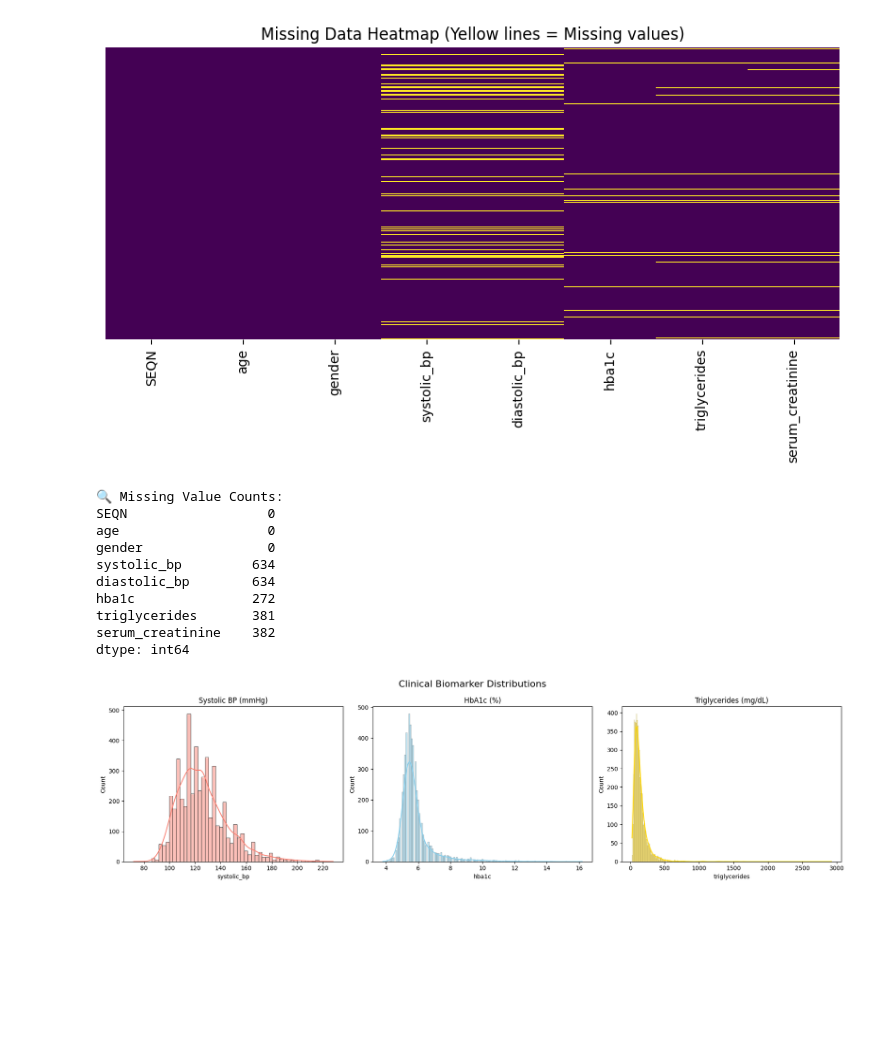
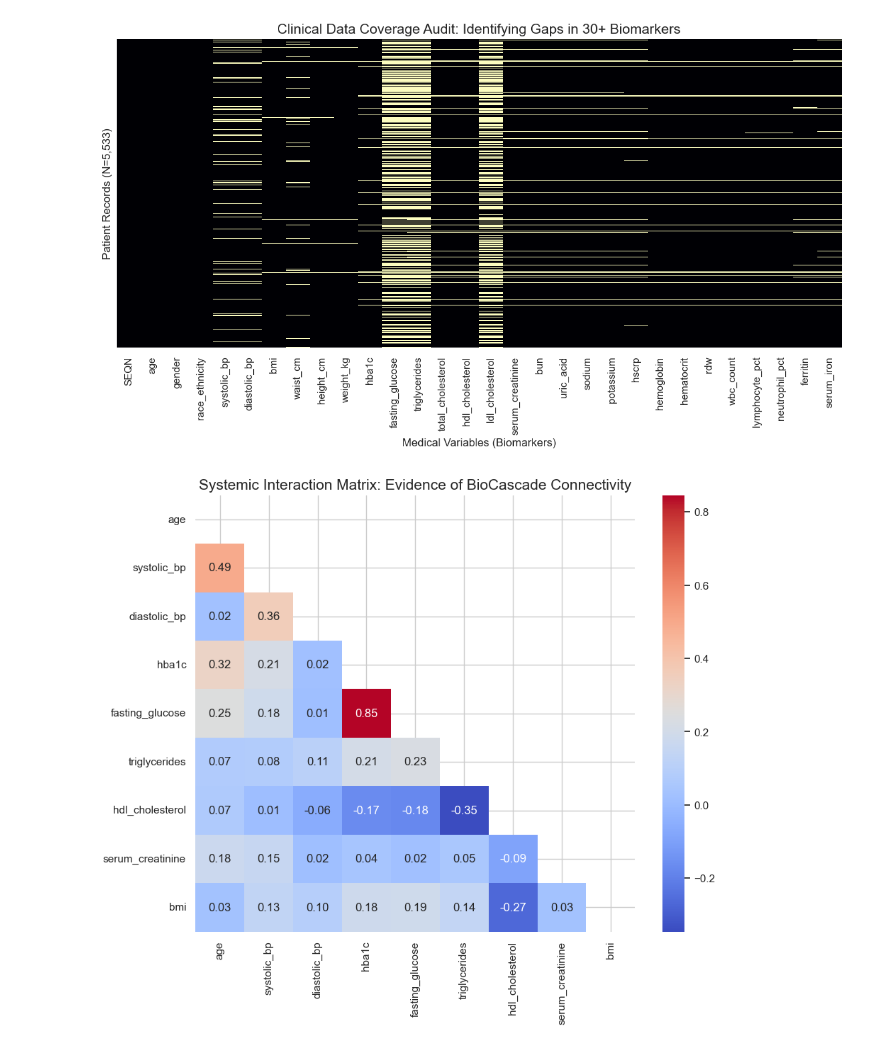
Before and after one commit to beko-1enkosi/BioCascade, a Jupyter notebook: notebooks/01_data_validation.ipynb, the cells around one changed output. Cells and saved outputs as stored; diff of their text form; code cells hidden in the pictures; blank space fills up the shorter version.

Commit message:
docs: finalize professional clinical data audit in Notebook 01

```diff
--- a/notebooks/01_data_validation.ipynb
+++ b/notebooks/01_data_validation.ipynb
@@ -1,13 +1,18 @@
 # %%
+import pandas as pd
 import duckdb
-import pandas as pd
 import seaborn as sns
 import matplotlib.pyplot as plt
+import numpy as np
+import warnings
 
-# Using a relative path to reach the data from the notebooks/ folder
+warnings.filterwarnings('ignore')
+sns.set_theme(style="whitegrid")
+
+# Connect to the BioCascade database
 con = duckdb.connect('../data/processed/biocascade.db')
 df = con.execute("SELECT * FROM raw_patient_data").df()
 
-print(f"✅ Loaded {len(df)} patients for validation.")
+print(f"✅ Data Loaded: {df.shape[0]} patients and {df.shape[1]} clinical variables.")
 df.head()
 # %% [output]
@@ -21,36 +27,27 @@ df.head()
 # %%
-# Visualize missing data locations
-plt.figure(figsize=(10, 4))
-sns.heatmap(df.isnull(), cbar=False, yticklabels=False, cmap='viridis')
-plt.title("Missing Data Heatmap (Yellow lines = Missing values)")
+plt.figure(figsize=(14, 6))
+# Creating a heatmap of missing values
+sns.heatmap(df.isnull(), yticklabels=False, cbar=False, cmap='magma')
+
+plt.title('Clinical Data Coverage Audit: Identifying Gaps in 30+ Biomarkers', fontsize=15)
+plt.xlabel('Medical Variables (Biomarkers)', fontsize=12)
+plt.ylabel('Patient Records (N=5,533)', fontsize=12)
 plt.show()
-
-# Precise count of missing values per column
-print("🔍 Missing Value Counts:")
-print(df.isnull().sum())
 # %% [output]
-[figure, old version]
+[figure, new version]
-🔍 Missing Value Counts:
-SEQN                  0
-age                   0
-gender                0
-systolic_bp         634
-diastolic_bp        634
-hba1c               272
-triglycerides       381
-serum_creatinine    382
-dtype: int64
 # %%
-# Setting up a multi-plot figure
-fig, axes = plt.subplots(1, 3, figsize=(18, 5))
+# Selection of core biomarkers representing the three systems
+cascade_features = [
+    'age', 'systolic_bp', 'diastolic_bp', 'hba1c',
+    'fasting_glucose', 'triglycerides', 'hdl_cholesterol',
+    'serum_creatinine', 'bmi'
+]
 
-# Plotting distributions for key biomarkers
-sns.histplot(df['systolic_bp'].dropna(), kde=True, ax=axes[0], color='salmon').set_title('Systolic BP (mmHg)')
-sns.histplot(df['hba1c'].dropna(), kde=True, ax=axes[1], color='skyblue').set_title('HbA1c (%)')
-sns.histplot(df['triglycerides'].dropna(), kde=True, ax=axes[2], color='gold').set_title('Triglycerides (mg/dL)')
+plt.figure(figsize=(10, 8))
+mask = np.triu(np.ones_like(df[cascade_features].corr(), dtype=bool))
+sns.heatmap(df[cascade_features].corr(), mask=mask, annot=True, cmap='coolwarm', fmt=".2f")
 
-plt.suptitle("Clinical Biomarker Distributions", fontsize=16)
-plt.tight_layout()
+plt.title('Systemic Interaction Matrix: Evidence of BioCascade Connectivity', fontsize=15)
 plt.show()
 # %% [output]
-[figure, old version]
+[figure, new version]
```
Also changed, not shown: parts of 5 cells of this notebook.
